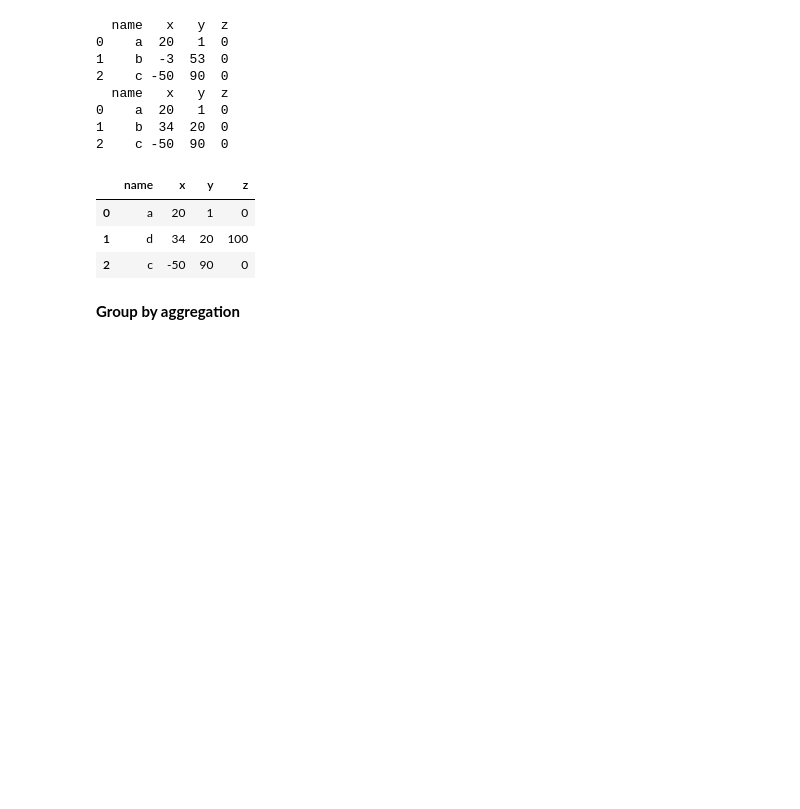
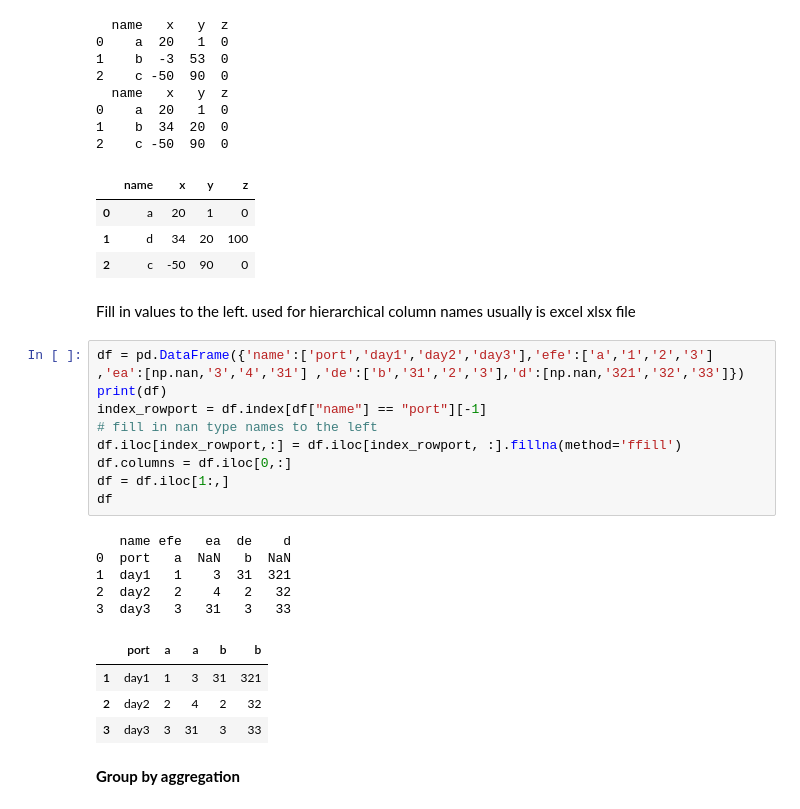
Before and after one commit to noaihere/distillery, a Jupyter notebook: short_python.ipynb, the cells around one changed output. Drawn from its saved outputs; the diff is of its cells as text; blank space fills up the shorter version.

```diff
--- a/short_python.ipynb
+++ b/short_python.ipynb
@@ -383,6 +383,27 @@ df
 | 0 | a | 20 | 1 | 0 |
 | 1 | d | 34 | 20 | 100 |
 | 2 | c | -50 | 90 | 0 |
+# %% [markdown]
+Fill in values to the left.  used for hierarchical column names usually is excel xlsx file
+# %%
+df = pd.DataFrame({'name':['port','day1','day2','day3'],'efe':['a','1','2','3'] ,'ea':[np.nan,'3','4','31'] ,'de':['b','31','2','3'],'d':[np.nan,'321','32','33']})
+print(df)
+index_rowport = df.index[df["name"] == "port"][-1]
+# fill in nan type names to the left
+df.iloc[index_rowport,:] = df.iloc[index_rowport, :].fillna(method='ffill')
+df.columns = df.iloc[0,:]
+df = df.iloc[1:,]
+df
+# %% [output]
+   name efe   ea  de    d
+0  port   a  NaN   b  NaN
+1  day1   1    3  31  321
+2  day2   2    4   2   32
+3  day3   3   31   3   33
+|  | port | a | a | b | b |
+| 1 | day1 | 1 | 3 | 31 | 321 |
+| 2 | day2 | 2 | 4 | 2 | 32 |
+| 3 | day3 | 3 | 31 | 3 | 33 |
 # %% [markdown]
 **Group by aggregation**
 # %%
```
